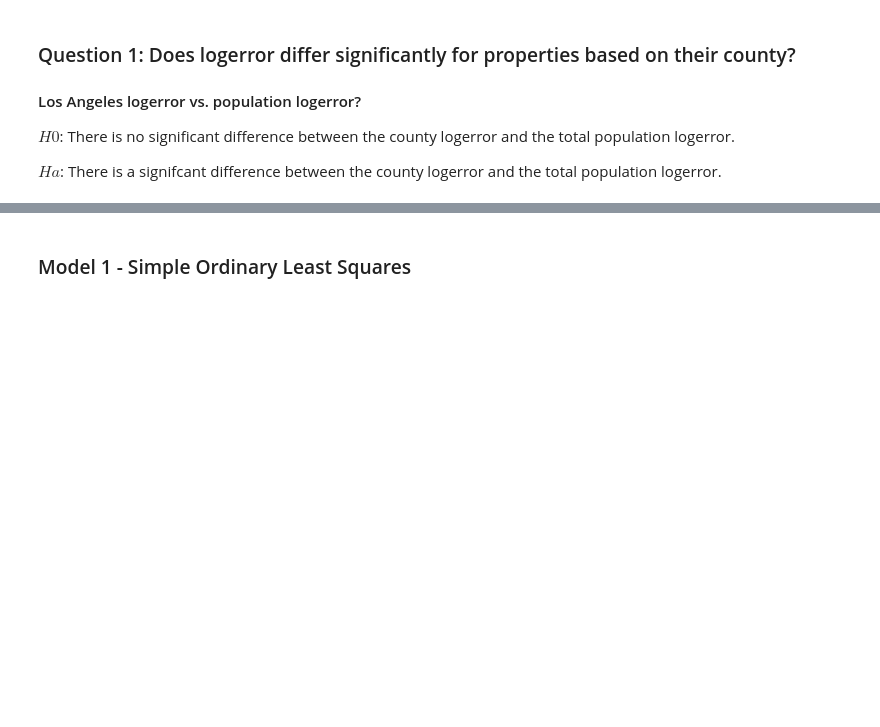
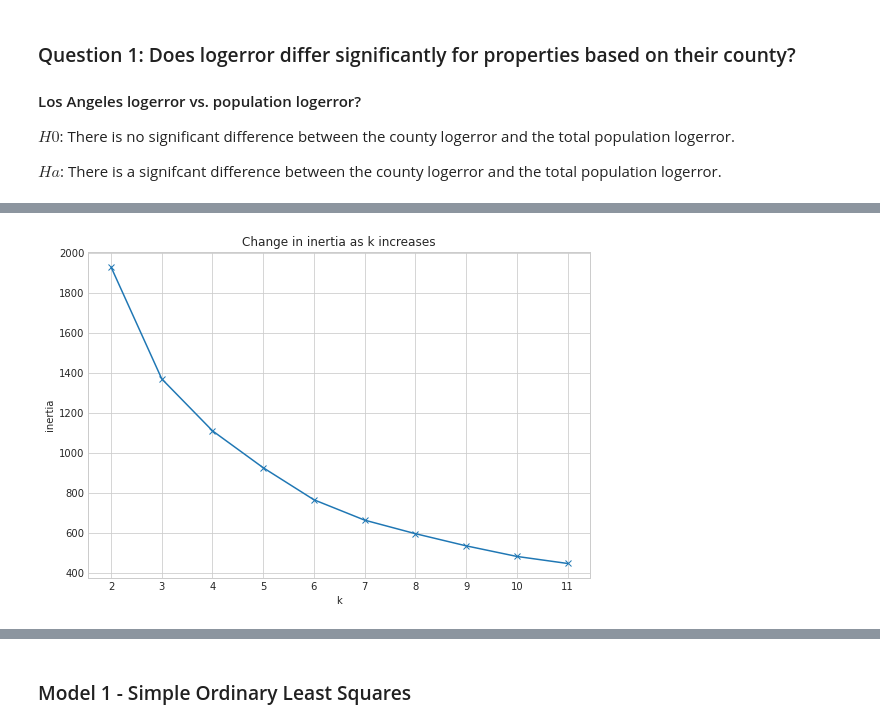
Before and after one commit to kristofer-rivera/zillow-clustering-project, a Jupyter notebook: final_report.ipynb, the cells around one changed output, grey strips where cells are left out. Saved outputs shown, nothing was run; the diff lists cells and outputs as text; code cells hidden in the pictures; blank space fills up the shorter version.

```diff
--- a/final_report.ipynb
+++ b/final_report.ipynb
@@ -281,0 +272,5 @@ wr.visualize_scaler(scaler=MinMaxScaler(), df=train, target_columns = ['bedrooms
+# %%
+cols = ['heating_system', 'land_use', 'county']
+train = w.get_dummies(train, cols)
+validate = w.get_dummies(validate, cols)
+test = w.get_dummies(test, cols)
@@ -282,3 +279,8 @@ wr.visualize_scaler(scaler=MinMaxScaler(), df=train, target_columns = ['bedrooms
 # %%
 # Scale data using MinMax Scaler
-train_scaled, validate_scaled, test_scaled = wr.scale_data_mvp(train, validate, test)
+## Before clustering I'm going to create scaled versions of my train, validate, test splits
+## I'll then make a copy of the train sclaed data frame to use for creating clusters
+
+columns_to_scale = list(train.select_dtypes(include=['float64']).columns)
+
+train_scaled, validate_scaled, test_scaled = w.scale_data(train, validate, test, columns_to_scale)
@@ -334,0 +299,3 @@ print("RMSE using Mean as Baseline: ", mean_rmse,
+# %%
+# Creating a copy of train data frame to be used for creating clusters
+cluster_df = train_scaled.copy()
@@ -334,0 +308,6 @@ print("RMSE using Mean as Baseline: ", mean_rmse,
+# %%
+X = cluster_df[['age', 'latitude', 'longitude']]
+# %%
+ex.elbow_method(X)
+# %% [output]
+[figure, added]
```
Also changed, not shown: parts of 71 cells of this notebook.
